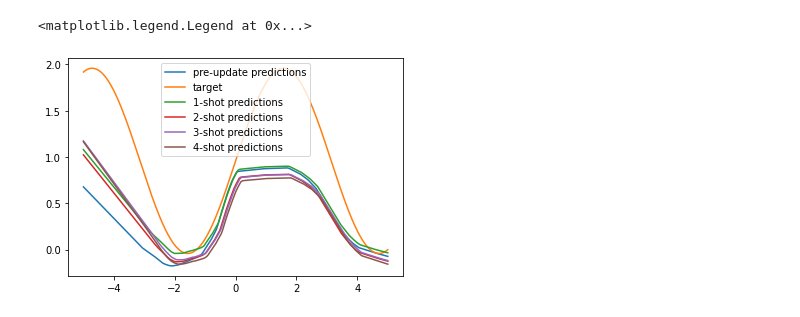
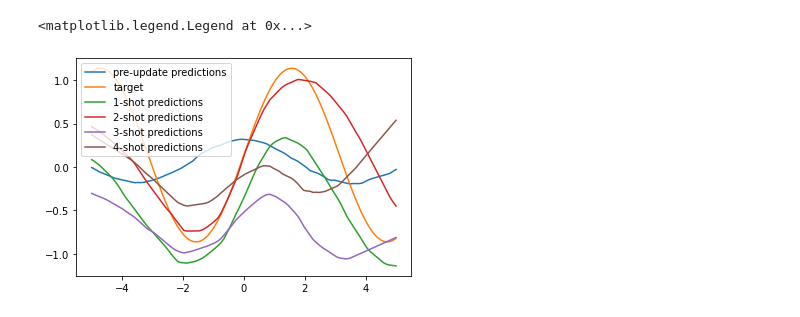
Before and after one commit to Dikshuy/jax-MAML, a Jupyter notebook: sinusoid.ipynb, the cells around one changed output. Drawn from its saved outputs; the diff is of its cells as text; code cells hidden in the pictures.

```diff
--- a/sinusoid.ipynb
+++ b/sinusoid.ipynb
@@ -41,9 +43,13 @@ def inner_update(p, x1, y1):
     inner_sgd_fn = lambda g, state: (state - alpha*g)
     return tree_multimap(inner_sgd_fn, grads, p)
 
-def maml_loss(p, x1, y1, x2, y2):
-    p2 = inner_update(p, x1, y1)
-    return loss(p2, x2, y2)
+def maml_loss(p, x1, y1, x2, y2, num_inner_loops = 10):
+    # p2 = inner_update(p, x1, y1)
+    # return loss(p2, x2, y2)
+    params = p
+    for _ in range(num_inner_loops):
+        params = inner_update(params, x1, y1)
+    return loss(params, x2, y2)
 # %%
 opt_init, opt_update, get_params = optimizers.adam(step_size=1e-3)  # this LR seems to be better than 1e-2 and 1e-4
 out_shape, net_params = net_init(rng,in_shape)
@@ -65,7 +71,7 @@ for i in range(20000):
     # define the task
     A = onp.random.uniform(low=0.1, high=.5)
     phase = onp.random.uniform(low=0., high=np.pi)
-    noise = onp.random.normal(0,1)
+    noise = onp.random.uniform(-0.5,0.5)
     # meta-training inner split (K examples)
     x1 = onp.random.uniform(low=-5., high=5., size=(K,1))
     y1 = A * onp.sin(x1 + phase) + noise
@@ -77,13 +83,13 @@ for i in range(20000):
 
 net_params = get_params(opt_state)
 # %%
-# batch the inference across K=500
-targets = np.sin(xrange_inputs) + onp.random.normal(0,1)
+# batch the inference across K=points
+targets = np.sin(xrange_inputs) + onp.random.uniform(-0.5,0.5)
 predictions = vmap(partial(net_apply, net_params))(xrange_inputs)
 plt.plot(xrange_inputs, predictions, label='pre-update predictions')
 plt.plot(xrange_inputs, targets, label='target')
 
-noise = onp.random.normal(0,1,K)
+noise = onp.random.uniform(-0.5,0.5)
 x1 = onp.random.uniform(low=-5., high=5., size=(K,1))
 y1 = 1. * onp.sin(x1 + 0.) + noise
 
@@ -104,7 +110,7 @@ def sample_tasks(outer_batch_size, inner_batch_size):
     for _ in range(outer_batch_size):
         As.append(onp.random.uniform(low=0.1, high=.5))
         phases.append(onp.random.uniform(low=0., high=np.pi))
-        noises.append(onp.random.normal(0,1))
+        noises.append(onp.random.uniform(-0.5,0.5))
     def get_batch():
         xs, ys = [], []
         for A, phase, noise in zip(As, phases, noises):
@@ -167,21 +157,21 @@ net_params = get_params(opt_state)
 # %%
 # batch the inference across K=100
-targets = np.sin(xrange_inputs) + onp.random.normal(0,1)
+targets = np.sin(xrange_inputs) + onp.random.uniform(-0.5,0.5)
 predictions = vmap(partial(net_apply, net_params))(xrange_inputs)
 plt.plot(xrange_inputs, predictions, label='pre-update predictions')
 plt.plot(xrange_inputs, targets, label='target')
 
 x1 = onp.random.uniform(low=-5., high=5., size=(10,1))
-y1 = 1. * onp.sin(x1 + 0.) +  onp.random.normal(0,1,10)
+y1 = 1. * onp.sin(x1 + 0.) +  onp.random.uniform(-0.5,0.5,10)
 
 for i in range(1,5):
     net_params = inner_update(net_params, x1, y1)
     predictions = vmap(partial(net_apply, net_params))(xrange_inputs)
     plt.plot(xrange_inputs, predictions, label='{}-shot predictions'.format(i))
 plt.legend()
 # %% [output]
 <matplotlib.legend.Legend at 0x...>
-[figure, old version]
+[figure, new version]
 # %%
 # Comparison of maml_loss for task batch size = 1 vs. task batch size = 8
 plt.plot(onp.convolve(np_maml_loss, [.05]*20), label='task_batch=1')
```
Also changed, not shown: parts of 7 cells of this notebook.
